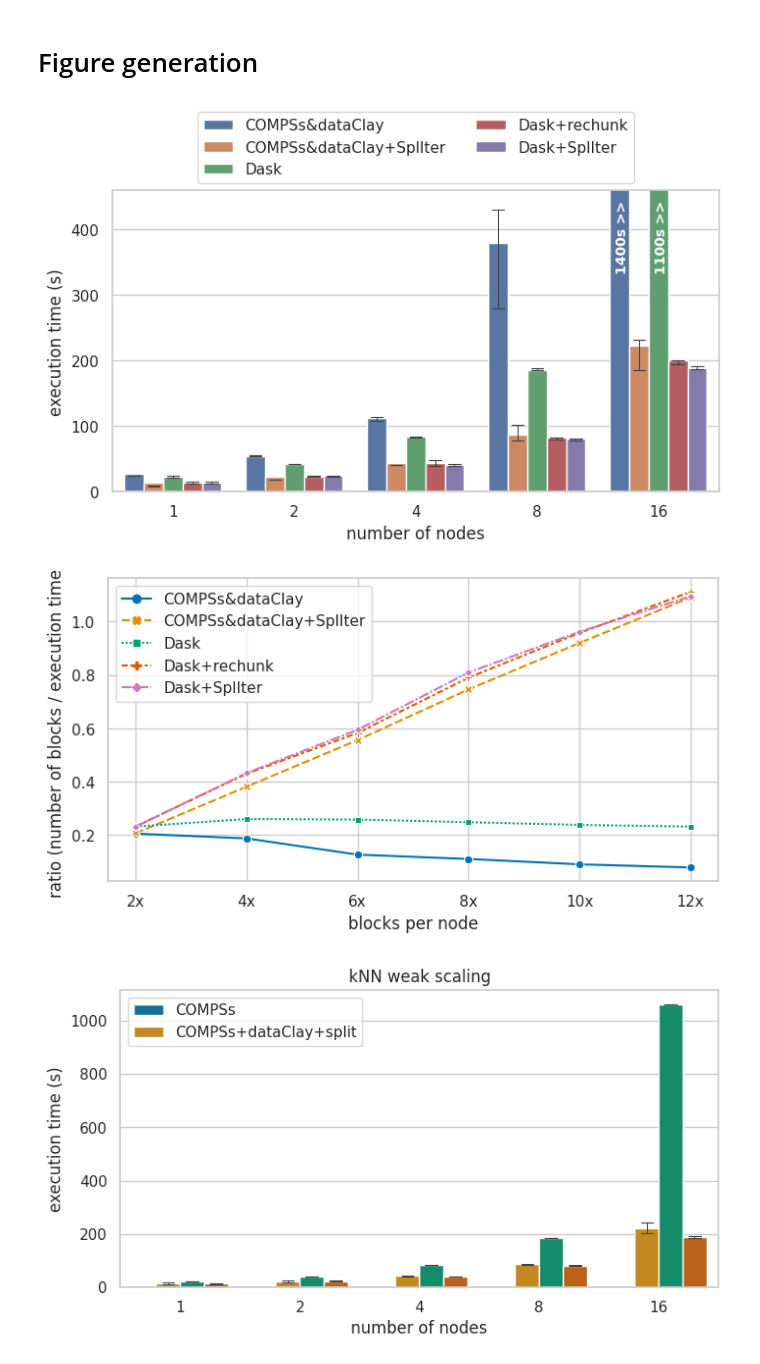
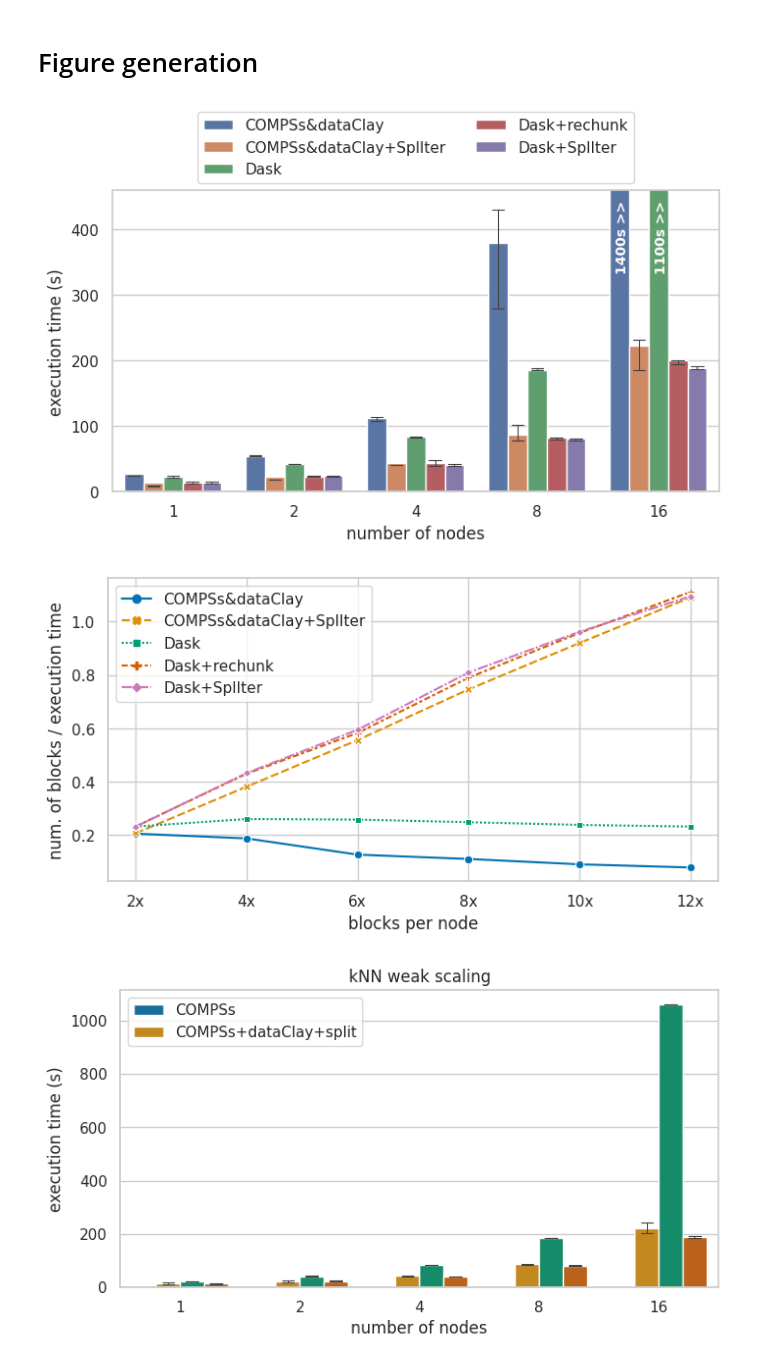
Before and after one commit to bsc-dom/split-miniapps, a Jupyter notebook: analysis/neighbors.ipynb, the cells around one changed output. Saved outputs shown, nothing was run; the diff lists cells and outputs as text; code cells hidden in the pictures.

Commit message:
some minimal retouching on certain figures

```diff
--- a/analysis/neighbors.ipynb
+++ b/analysis/neighbors.ipynb
@@ -190,35 +190,35 @@ ax.legend(h, ["COMPSs&dataClay", "COMPSs&dataClay+SplIter", "Dask", "Dask+rechun
 
 sns.move_legend(
     ax, "lower center",
     bbox_to_anchor=(.5, 1), ncol=2, title=None, frameon=True,
 )
 
 ax.set_ylabel("execution time (s)")
 ax.set_xlabel("number of nodes")
 ax.set_ylim([0, 460])
 
 ax.text(3.7, 460, "1400s >>  ", ha="center", va="top", rotation=90, color="white", weight="semibold", fontsize=10)
 ax.text(4.03, 460, "1100s >>  ", ha="center", va="top", rotation=90, color="white", weight="semibold", fontsize=10)
 
 save_tweaks("kneighbors-weakscaling.pdf")
 plt.show()
 
 ax = sns.lineplot(data=mean_data, style="mode",
                   markers=True, x="n_blocks_fit",
                   hue="mode", y="speedup",
                   palette="colorblind")
 
 h, l = ax.get_legend_handles_labels()
 ax.legend(h, ["COMPSs&dataClay", "COMPSs&dataClay+SplIter", "Dask", "Dask+rechunk", "Dask+SplIter"])
-ax.set_ylabel("ratio (number of blocks / execution time)")
+ax.set_ylabel("num. of blocks / execution time")
 ax.set_xlabel("blocks per node")
 ax.set(xticks=[16, 32, 48, 64, 80, 96], xticklabels=["2x", "4x", "6x", "8x", "10x", "12x"])
 
 save_tweaks("kneighbors-grow.pdf")
 plt.show()
 # %% [output]
 [figure]
-[figure, old version]
+[figure, new version]
 # %%
 hue_order=["COMPSs", "dataClay+split", "zdask", "zdask+split"]
 
```
Also changed, not shown: parts of 2 cells of this notebook, 6 other files.
